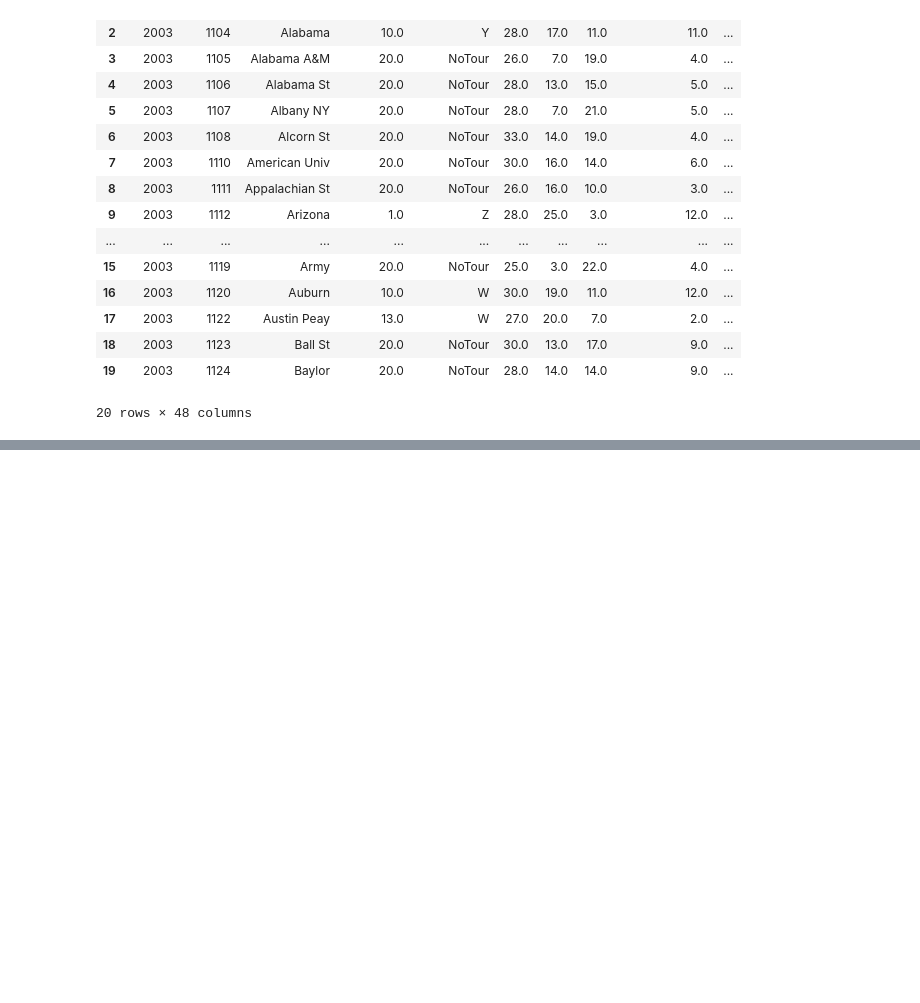
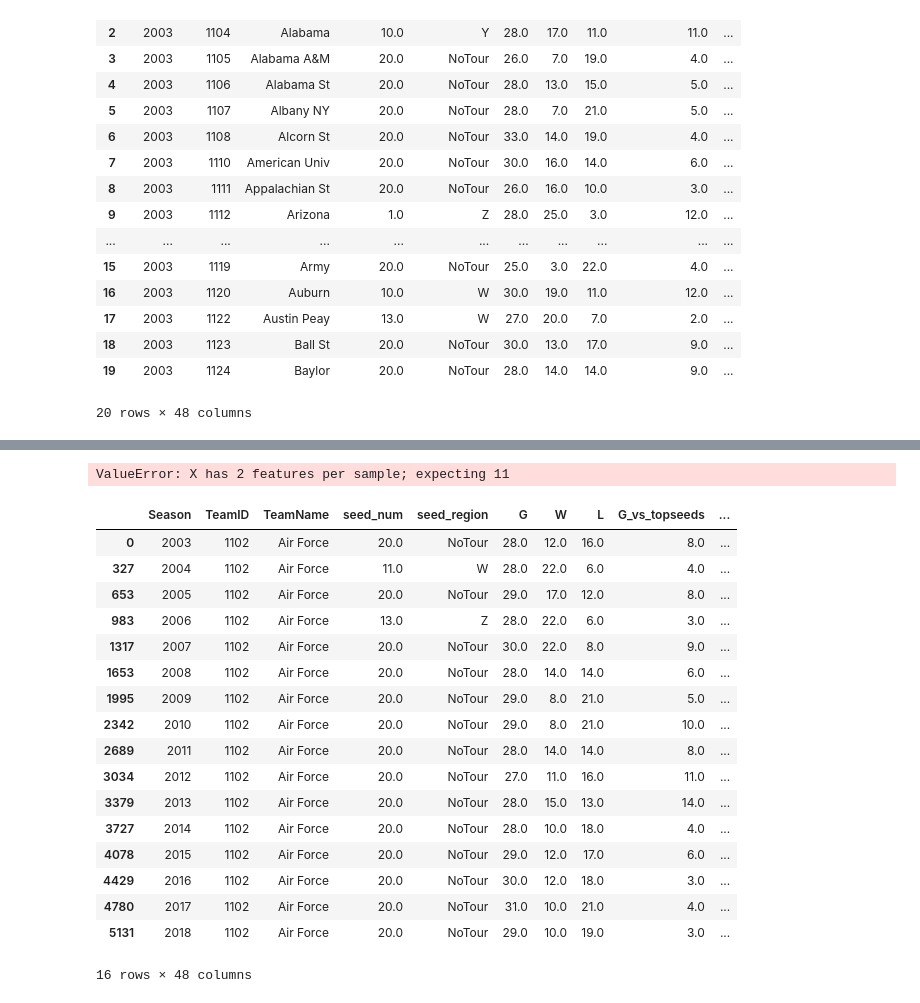
Before and after one commit to mjmcfalls/udacity-machine-learning, a Jupyter notebook: projects/capstone/Capstone-Notebook.ipynb, the cells around one changed output, grey strips where cells are left out. Cells and saved outputs as stored; diff of their text form; code cells hidden in the pictures; blank space fills up the shorter version.

```diff
--- a/projects/capstone/Capstone-Notebook.ipynb
+++ b/projects/capstone/Capstone-Notebook.ipynb
@@ -363,0 +517,25 @@ df_agg_stats.head(20)
+# %%
+preds = clf.predict_proba(df_sample_sub)[:,1]
+# %% [output]
+ValueError: X has 2 features per sample; expecting 11
+# %%
+df_agg_stats[df_agg_stats['TeamID'] == 1102]
+# %% [output]
+|  | Season | TeamID | TeamName | seed_num | seed_region | G | W | L | G_vs_topseeds | ... |
+| 0 | 2003 | 1102 | Air Force | 20.0 | NoTour | 28.0 | 12.0 | 16.0 | 8.0 | ... |
+| 327 | 2004 | 1102 | Air Force | 11.0 | W | 28.0 | 22.0 | 6.0 | 4.0 | ... |
+| 653 | 2005 | 1102 | Air Force | 20.0 | NoTour | 29.0 | 17.0 | 12.0 | 8.0 | ... |
+| 983 | 2006 | 1102 | Air Force | 13.0 | Z | 28.0 | 22.0 | 6.0 | 3.0 | ... |
+| 1317 | 2007 | 1102 | Air Force | 20.0 | NoTour | 30.0 | 22.0 | 8.0 | 9.0 | ... |
+| 1653 | 2008 | 1102 | Air Force | 20.0 | NoTour | 28.0 | 14.0 | 14.0 | 6.0 | ... |
+| 1995 | 2009 | 1102 | Air Force | 20.0 | NoTour | 29.0 | 8.0 | 21.0 | 5.0 | ... |
+| 2342 | 2010 | 1102 | Air Force | 20.0 | NoTour | 29.0 | 8.0 | 21.0 | 10.0 | ... |
+| 2689 | 2011 | 1102 | Air Force | 20.0 | NoTour | 28.0 | 14.0 | 14.0 | 8.0 | ... |
+| 3034 | 2012 | 1102 | Air Force | 20.0 | NoTour | 27.0 | 11.0 | 16.0 | 11.0 | ... |
+| 3379 | 2013 | 1102 | Air Force | 20.0 | NoTour | 28.0 | 15.0 | 13.0 | 14.0 | ... |
+| 3727 | 2014 | 1102 | Air Force | 20.0 | NoTour | 28.0 | 10.0 | 18.0 | 4.0 | ... |
+| 4078 | 2015 | 1102 | Air Force | 20.0 | NoTour | 29.0 | 12.0 | 17.0 | 6.0 | ... |
+| 4429 | 2016 | 1102 | Air Force | 20.0 | NoTour | 30.0 | 12.0 | 18.0 | 3.0 | ... |
+| 4780 | 2017 | 1102 | Air Force | 20.0 | NoTour | 31.0 | 10.0 | 21.0 | 4.0 | ... |
+| 5131 | 2018 | 1102 | Air Force | 20.0 | NoTour | 29.0 | 10.0 | 19.0 | 3.0 | ... |
+16 rows × 48 columns
```
Also changed, not shown: parts of 21 cells of this notebook.
